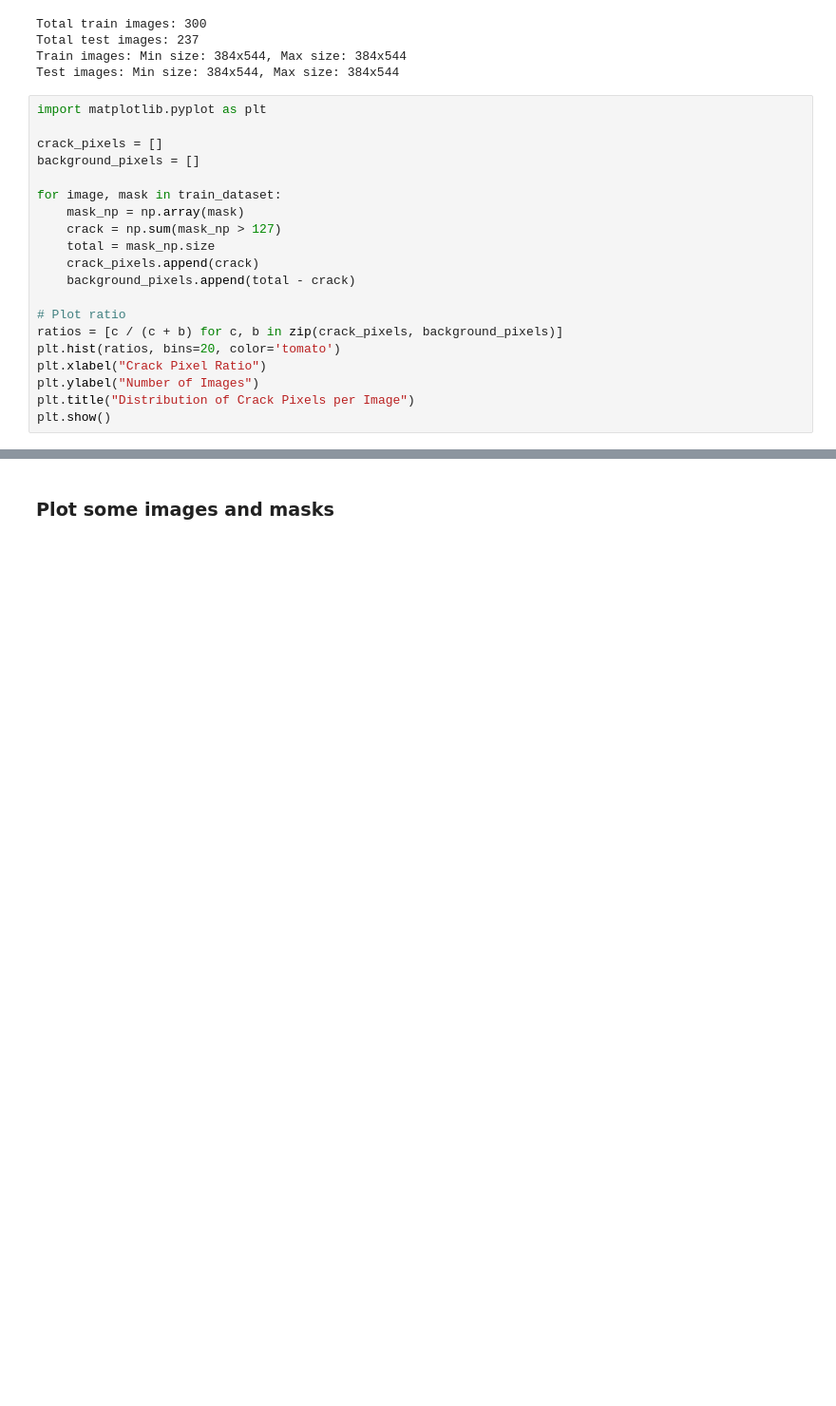
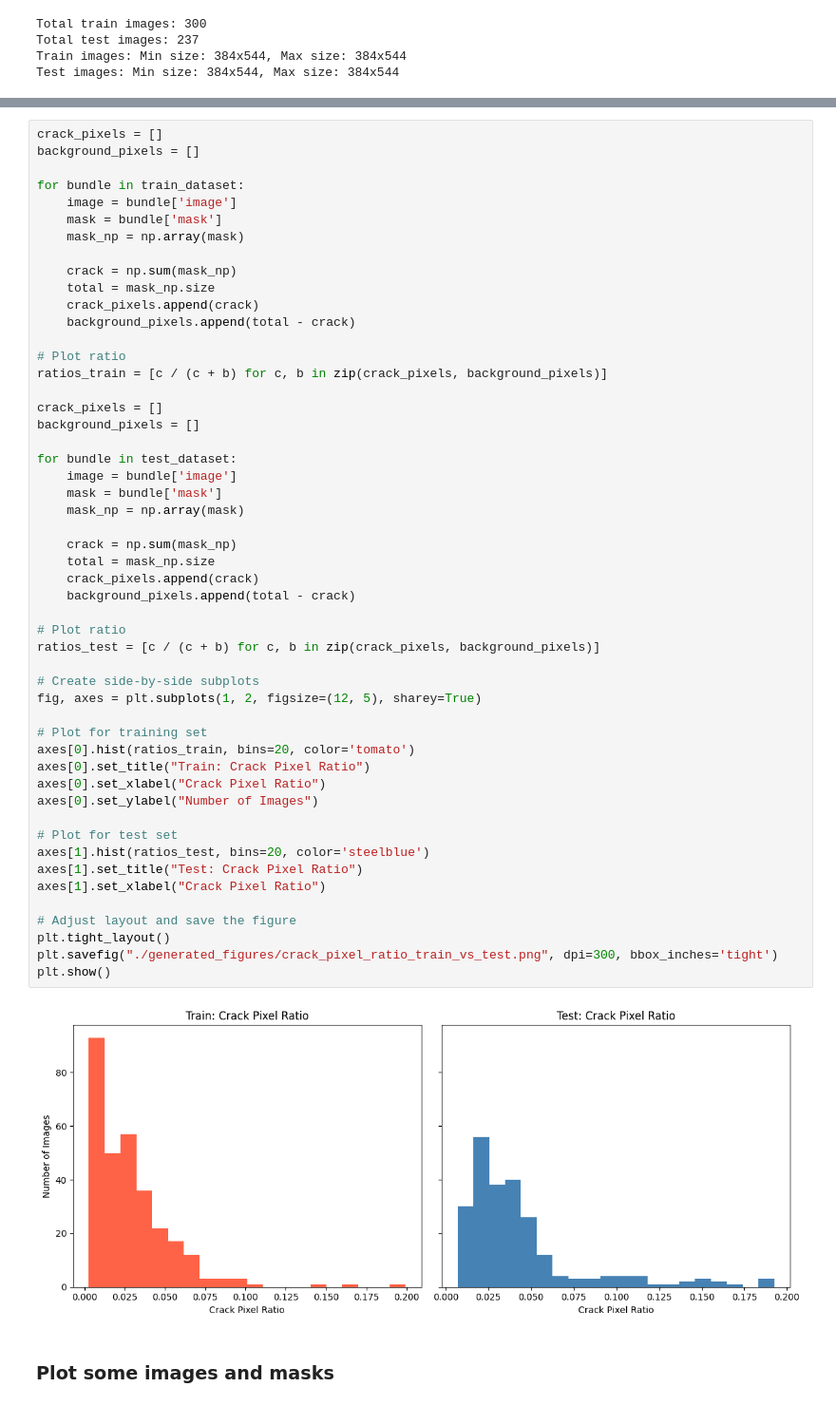
Before and after one commit to macsaba/concrete_crack_thesis, a Jupyter notebook: notebooks/thesis.ipynb, the cells around one changed output, grey strips where cells are left out. Shown at 95% size. Cells and saved outputs as stored; diff of their text form; blank space fills up the shorter version.

```diff
--- a/notebooks/thesis.ipynb
+++ b/notebooks/thesis.ipynb
@@ -140,23 +115,3 @@ Total train images: 300
 Total test images: 237
 Train images: Min size: 384x544, Max size: 384x544
 Test images: Min size: 384x544, Max size: 384x544
-# %%
-import matplotlib.pyplot as plt
-
-crack_pixels = []
-background_pixels = []
-
-for image, mask in train_dataset:
-    mask_np = np.array(mask)
-    crack = np.sum(mask_np > 127)
-    total = mask_np.size
-    crack_pixels.append(crack)
-    background_pixels.append(total - crack)
-
-# Plot ratio
-ratios = [c / (c + b) for c, b in zip(crack_pixels, background_pixels)]
-plt.hist(ratios, bins=20, color='tomato')
-plt.xlabel("Crack Pixel Ratio")
-plt.ylabel("Number of Images")
-plt.title("Distribution of Crack Pixels per Image")
-plt.show()
@@ -165,3 +118,56 @@ plt.show()
+# %%
+crack_pixels = []
+background_pixels = []
+
+for bundle in train_dataset:
+    image = bundle['image']
+    mask = bundle['mask']
+    mask_np = np.array(mask)
+
+    crack = np.sum(mask_np)
+    total = mask_np.size
+    crack_pixels.append(crack)
+    background_pixels.append(total - crack)
+
+# Plot ratio
+ratios_train = [c / (c + b) for c, b in zip(crack_pixels, background_pixels)]
+
+crack_pixels = []
+background_pixels = []
+
+for bundle in test_dataset:
+    image = bundle['image']
+    mask = bundle['mask']
+    mask_np = np.array(mask)
+
+    crack = np.sum(mask_np)
+    total = mask_np.size
+    crack_pixels.append(crack)
+    background_pixels.append(total - crack)
+
+# Plot ratio
+ratios_test = [c / (c + b) for c, b in zip(crack_pixels, background_pixels)]
+
+# Create side-by-side subplots
+fig, axes = plt.subplots(1, 2, figsize=(12, 5), sharey=True)
+
+# Plot for training set
+axes[0].hist(ratios_train, bins=20, color='tomato')
+axes[0].set_title("Train: Crack Pixel Ratio")
+axes[0].set_xlabel("Crack Pixel Ratio")
+axes[0].set_ylabel("Number of Images")
+
+# Plot for test set
+axes[1].hist(ratios_test, bins=20, color='steelblue')
+axes[1].set_title("Test: Crack Pixel Ratio")
+axes[1].set_xlabel("Crack Pixel Ratio")
+
+# Adjust layout and save the figure
+plt.tight_layout()
+plt.savefig("./generated_figures/crack_pixel_ratio_train_vs_test.png", dpi=300, bbox_inches='tight')
+plt.show()
+# %% [output]
+[figure, added]
 # %% [markdown]
 ### Plot some images and masks
 # %%
```
Also changed, not shown: parts of 2 cells of this notebook, 2 other files.
